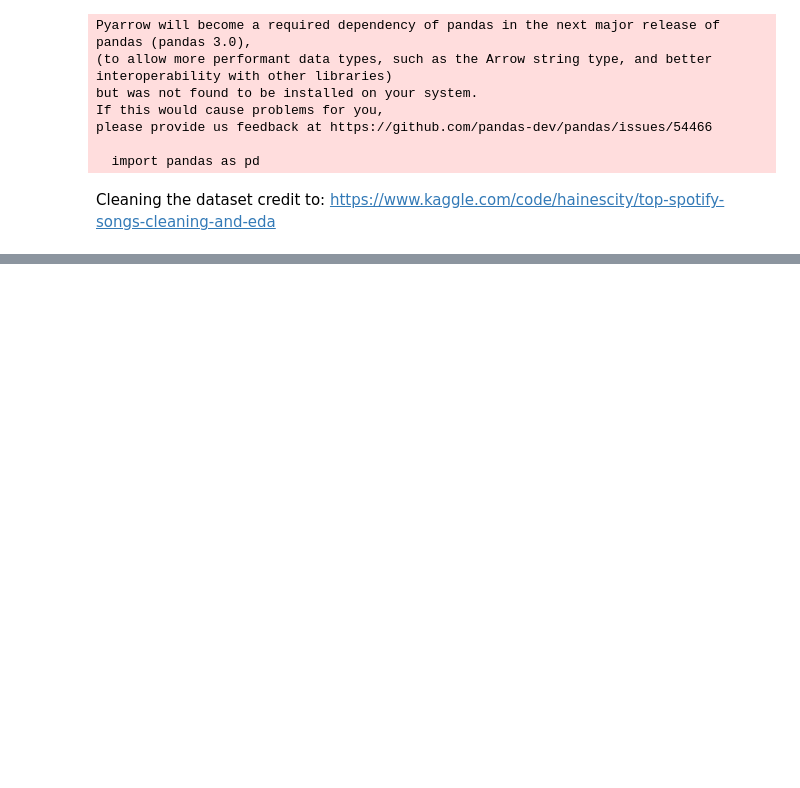
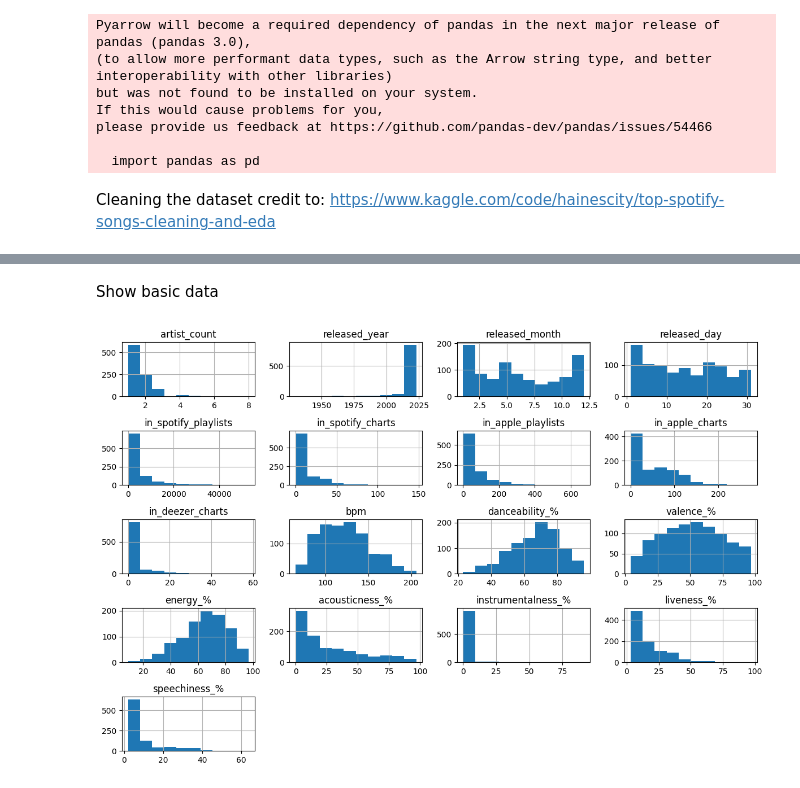
Before and after one commit to godoistvan/topsongs, a Jupyter notebook: topsongs.ipynb, the cells around one changed output, grey strips where cells are left out. Cells and saved outputs as stored; diff of their text form; code cells hidden in the pictures; blank space fills up the shorter version.

Commit message:
Added graphs for basic information

```diff
--- a/topsongs.ipynb
+++ b/topsongs.ipynb
@@ -52,9 +52,6 @@ df ['in_shazam_charts'] = df ['in_shazam_charts']. fillna (0)
 df["streams"] = df["streams"].astype(str).astype(int)
 df["in_shazam_charts"] = df["in_shazam_charts"].astype(str).astype(int)
 df["in_deezer_playlists"] = df["in_deezer_playlists"].astype(str).astype(int)
-# Reduce the name of two songs in the 'track_name' column for better visualization of the graphs.
-df.track_name = df.track_name.str.replace('Popular (with Playboi Carti & Madonna) - The Idol Vol. 1 (Music from the HBO Original Series)', 'Popular (with Playboi Carti & Madonna)')
-df.track_name = df.track_name.str.replace('Link Up (Metro Boomin & Don Toliver, Wizkid feat. BEAM & Toian) - Spider-Verse Remix (Spider-Man: Across the Spider-Verse )', 'Spider-Verse Remix')
 # %% [output]
 data shape: (953, 24)
 |  | Data Type | Missing# | Missing% | Dups | Uniques | Count | Min | Max | Average | ... |
@@ -76,0 +75,8 @@ data shape: (953, 24)
+# %% [markdown]
+Show basic data
+# %%
+df.hist(figsize=(y,8))
+plt.tight_layout()
+plt.show()
+# %% [output]
+[figure, added]
```
Also changed, not shown: parts of 1 cell of this notebook.
